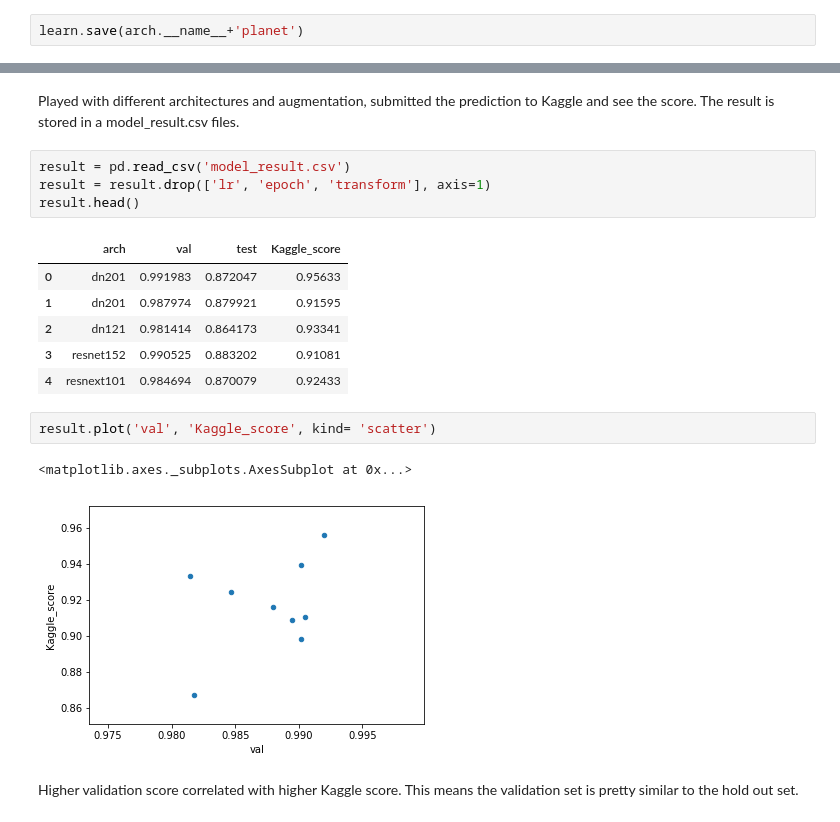
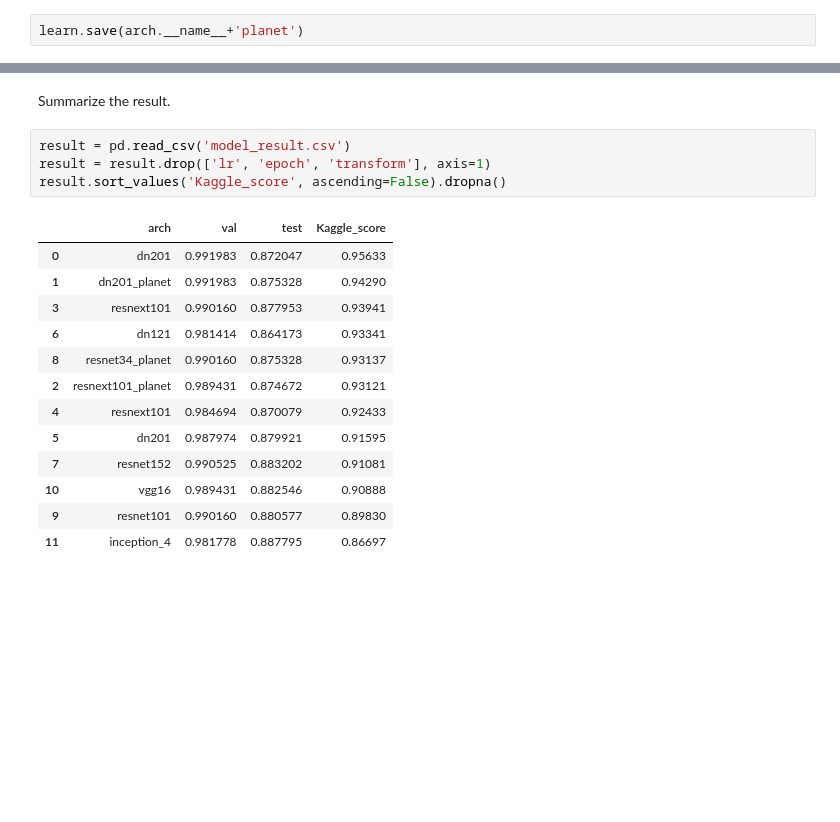
Before and after one commit to worasom/WiDS_Datathon_2019, a Jupyter notebook: oil_palm_images-trans.ipynb, the cells around one changed output, grey strips where cells are left out. Saved outputs shown, nothing was run; the diff lists cells and outputs as text; blank space fills up the shorter version.

```diff
--- a/oil_palm_images-trans.ipynb
+++ b/oil_palm_images-trans.ipynb
@@ -356,20 +291,20 @@ epoch      trn_loss   val_loss   accuracy
-# %% [markdown]
-Played with different architectures and augmentation, submitted the prediction to Kaggle and see the score. The result is stored in a model_result.csv files.
+# %% [markdown]
+Summarize the result.
 # %%
 result = pd.read_csv('model_result.csv')
 result = result.drop(['lr', 'epoch', 'transform'], axis=1)
-result.head()
+result.sort_values('Kaggle_score', ascending=False).dropna()
 # %% [output]
 |  | arch | val | test | Kaggle_score |
 | 0 | dn201 | 0.991983 | 0.872047 | 0.95633 |
-| 1 | dn201 | 0.987974 | 0.879921 | 0.91595 |
-| 2 | dn121 | 0.981414 | 0.864173 | 0.93341 |
-| 3 | resnet152 | 0.990525 | 0.883202 | 0.91081 |
+| 1 | dn201_planet | 0.991983 | 0.875328 | 0.94290 |
+| 3 | resnext101 | 0.990160 | 0.877953 | 0.93941 |
+| 6 | dn121 | 0.981414 | 0.864173 | 0.93341 |
+| 8 | resnet34_planet | 0.990160 | 0.875328 | 0.93137 |
+| 2 | resnext101_planet | 0.989431 | 0.874672 | 0.93121 |
 | 4 | resnext101 | 0.984694 | 0.870079 | 0.92433 |
+| 5 | dn201 | 0.987974 | 0.879921 | 0.91595 |
+| 7 | resnet152 | 0.990525 | 0.883202 | 0.91081 |
+| 10 | vgg16 | 0.989431 | 0.882546 | 0.90888 |
+| 9 | resnet101 | 0.990160 | 0.880577 | 0.89830 |
+| 11 | inception_4 | 0.981778 | 0.887795 | 0.86697 |
-# %%
-result.plot('val', 'Kaggle_score', kind= 'scatter')
-# %% [output]
-<matplotlib.axes._subplots.AxesSubplot at 0x...>
-[figure, removed]
-# %% [markdown]
-Higher validation score correlated with higher Kaggle score. This means the validation set is pretty similar to the hold out set.
```
Also changed, not shown: parts of 21 cells of this notebook.
